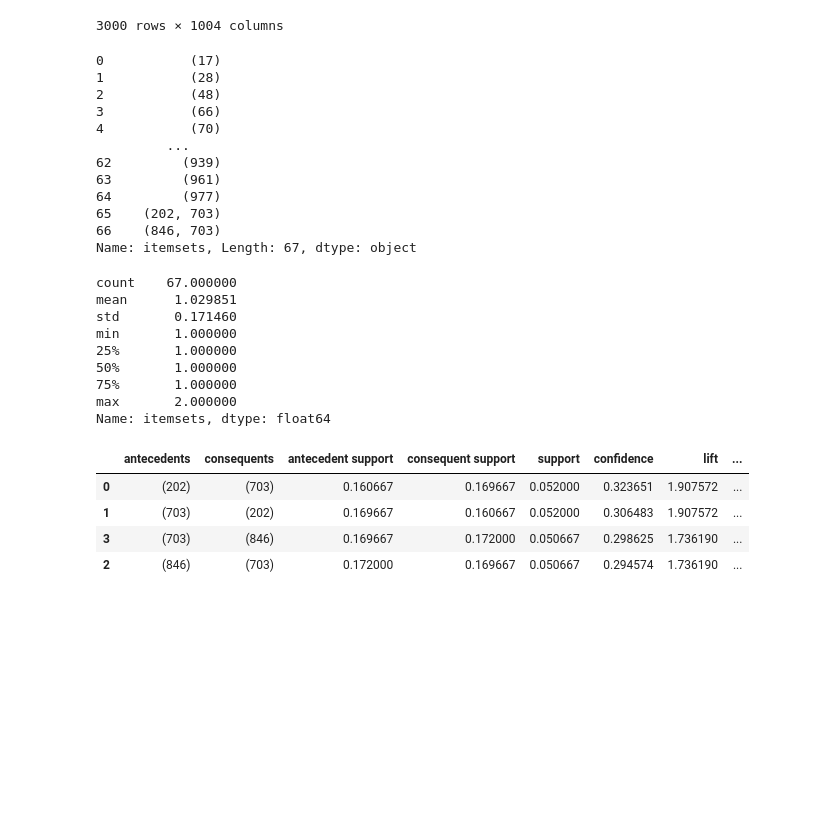
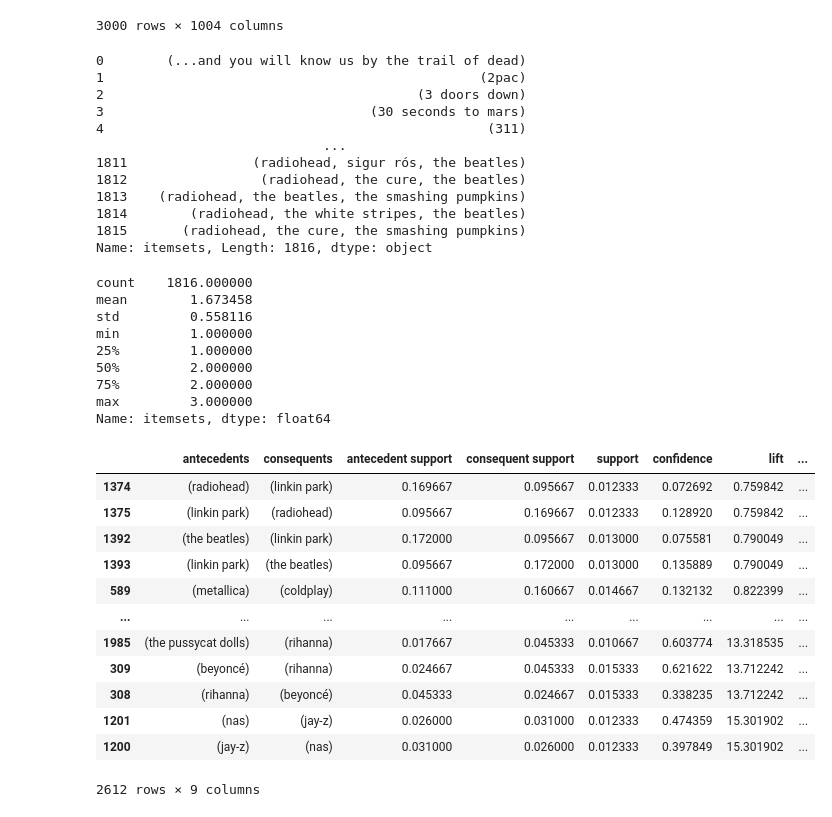
Before and after one commit to usr-bin32/data-mining-assignments, a Jupyter notebook: p2/notebook.ipynb, the cells around one changed output. Cells and saved outputs as stored; diff of their text form; code cells hidden in the pictures; blank space fills up the shorter version.

```diff
--- a/p2/notebook.ipynb
+++ b/p2/notebook.ipynb
@@ -57,49 +58,57 @@ df_t
 | 2999 | False | False | False | False | False | False | False | ... |
 3000 rows × 1004 columns
 # %%
-min_support = 0.05
+min_support = 0.01
 file_path = f"data/itemsets_{min_support}.csv"
 
 if not os.path.isfile(file_path):
-    itemsets = apriori(df_t, min_support=min_support)
+    itemsets = apriori(df_t, min_support=min_support, use_colnames=True)
     itemsets.to_csv(file_path, index=False)
 else:
     itemsets = pd.read_csv(file_path, converters={"itemsets": eval})
 
 itemsets["itemsets"]
 # %% [output]
-0           (17)
-1           (28)
-2           (48)
-3           (66)
-4           (70)
-         ...
-62         (939)
-63         (961)
-64         (977)
-65    (202, 703)
-66    (846, 703)
-Name: itemsets, Length: 67, dtype: object
+0        (...and you will know us by the trail of dead)
+1                                                (2pac)
+2                                        (3 doors down)
+3                                  (30 seconds to mars)
+4                                                 (311)
+                             ...
+1811                (radiohead, sigur rós, the beatles)
+1812                 (radiohead, the cure, the beatles)
+1813    (radiohead, the beatles, the smashing pumpkins)
+1814        (radiohead, the white stripes, the beatles)
+1815       (radiohead, the cure, the smashing pumpkins)
+Name: itemsets, Length: 1816, dtype: object
 # %%
 itemsets["itemsets"].apply(len).describe()
 # %% [output]
-count    67.000000
-mean      1.029851
-std       0.171460
-min       1.000000
-25%       1.000000
-50%       1.000000
-75%       1.000000
-max       2.000000
+count    1816.000000
+mean        1.673458
+std         0.558116
+min         1.000000
+25%         1.000000
+50%         2.000000
+75%         2.000000
+max         3.000000
 Name: itemsets, dtype: float64
 # %%
-rules = association_rules(itemsets, metric="confidence", min_threshold=0.1).sort_values(
-    by="lift", ascending=False
+rules = association_rules(itemsets, metric="confidence", min_threshold=0.0).sort_values(
+    by="lift", ascending=True
 )
 rules
 # %% [output]
 |  | antecedents | consequents | antecedent support | consequent support | support | confidence | lift | ... |
-| 0 | (202) | (703) | 0.160667 | 0.169667 | 0.052000 | 0.323651 | 1.907572 | ... |
-| 1 | (703) | (202) | 0.169667 | 0.160667 | 0.052000 | 0.306483 | 1.907572 | ... |
-| 3 | (703) | (846) | 0.169667 | 0.172000 | 0.050667 | 0.298625 | 1.736190 | ... |
-| 2 | (846) | (703) | 0.172000 | 0.169667 | 0.050667 | 0.294574 | 1.736190 | ... |
+| 1374 | (radiohead) | (linkin park) | 0.169667 | 0.095667 | 0.012333 | 0.072692 | 0.759842 | ... |
+| 1375 | (linkin park) | (radiohead) | 0.095667 | 0.169667 | 0.012333 | 0.128920 | 0.759842 | ... |
+| 1392 | (the beatles) | (linkin park) | 0.172000 | 0.095667 | 0.013000 | 0.075581 | 0.790049 | ... |
+| 1393 | (linkin park) | (the beatles) | 0.095667 | 0.172000 | 0.013000 | 0.135889 | 0.790049 | ... |
+| 589 | (metallica) | (coldplay) | 0.111000 | 0.160667 | 0.014667 | 0.132132 | 0.822399 | ... |
+| ... | ... | ... | ... | ... | ... | ... | ... | ... |
+| 1985 | (the pussycat dolls) | (rihanna) | 0.017667 | 0.045333 | 0.010667 | 0.603774 | 13.318535 | ... |
+| 309 | (beyoncé) | (rihanna) | 0.024667 | 0.045333 | 0.015333 | 0.621622 | 13.712242 | ... |
+| 308 | (rihanna) | (beyoncé) | 0.045333 | 0.024667 | 0.015333 | 0.338235 | 13.712242 | ... |
+| 1201 | (nas) | (jay-z) | 0.026000 | 0.031000 | 0.012333 | 0.474359 | 15.301902 | ... |
+| 1200 | (jay-z) | (nas) | 0.031000 | 0.026000 | 0.012333 | 0.397849 | 15.301902 | ... |
+2612 rows × 9 columns
```
Also changed, not shown: parts of 4 cells of this notebook, 3 other files.
